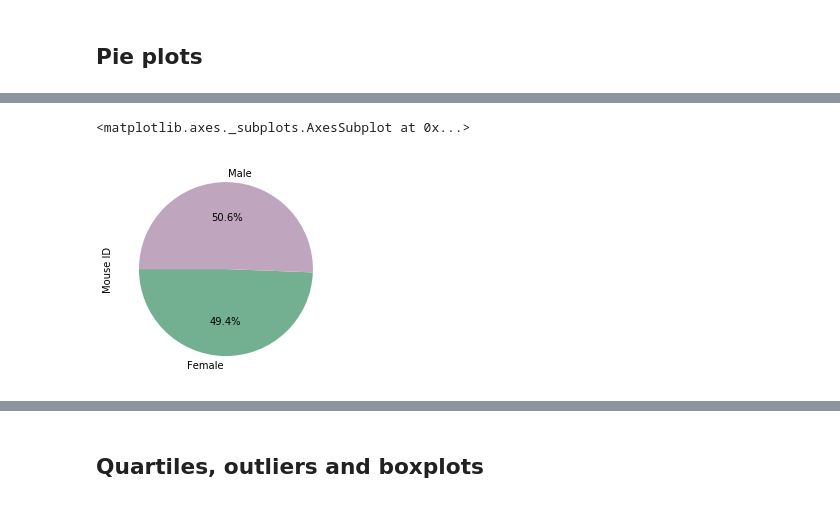
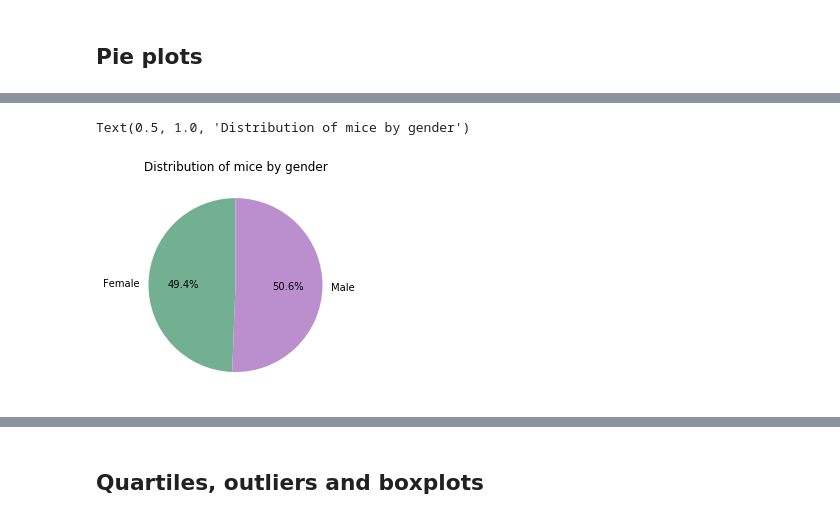
Before and after one commit to skonkiel/drug-trial-analysis, a Jupyter notebook: pymaceuticals_starter.ipynb, the cells around one changed output, grey strips where cells are left out. Saved outputs shown, nothing was run; the diff lists cells and outputs as text; code cells hidden in the pictures.

```diff
--- a/pymaceuticals_starter.ipynb
+++ b/pymaceuticals_starter.ipynb
@@ -122,9 +135,7 @@ Text(0.5, 1.0, 'Number of observations, by treatment regimen')
 # %%
-# Generate a pie plot showing the distribution of female versus male mice using pandas
-mice_genders = data.groupby('Sex')['Mouse ID'].count()
-mice_genders.plot.pie(autopct="%1.1f%%", startangle=180, colors=['#73b092', '#bfa5be'])
-
-### FIX THE 'MOUSE ID' -> MOUSE GENDER
+# Generate a pie plot showing the distribution of female versus male mice using pyplot
+plt.pie(mice_genders, labels=mice_genders.index, autopct="%1.1f%%", startangle=90, colors=['#73b092', '#bb8fce'])
+plt.title("Distribution of mice by gender")
 # %% [output]
-<matplotlib.axes._subplots.AxesSubplot at 0x...>
+Text(0.5, 1.0, 'Distribution of mice by gender')
-[figure, old version]
+[figure, new version]
```
Also changed, not shown: parts of 25 cells of this notebook.
